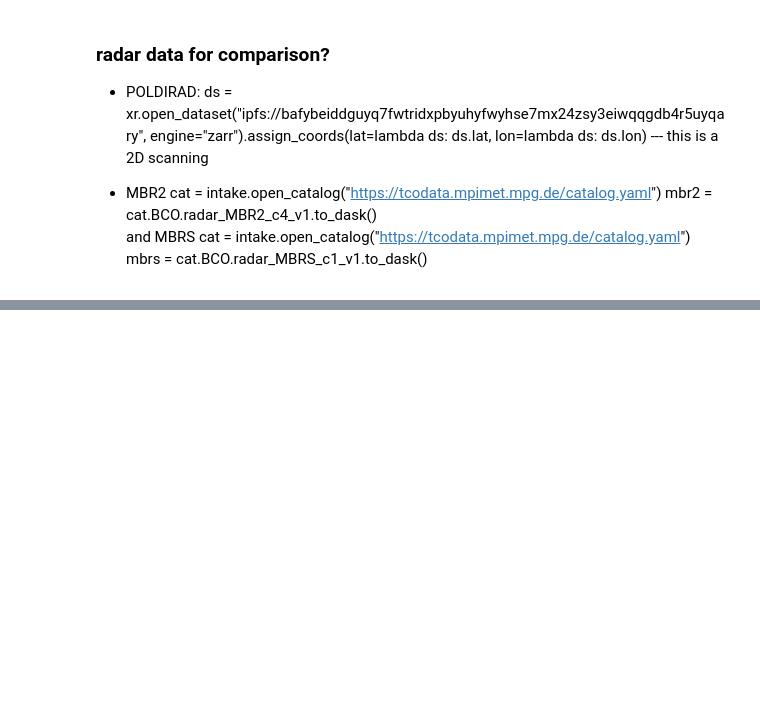
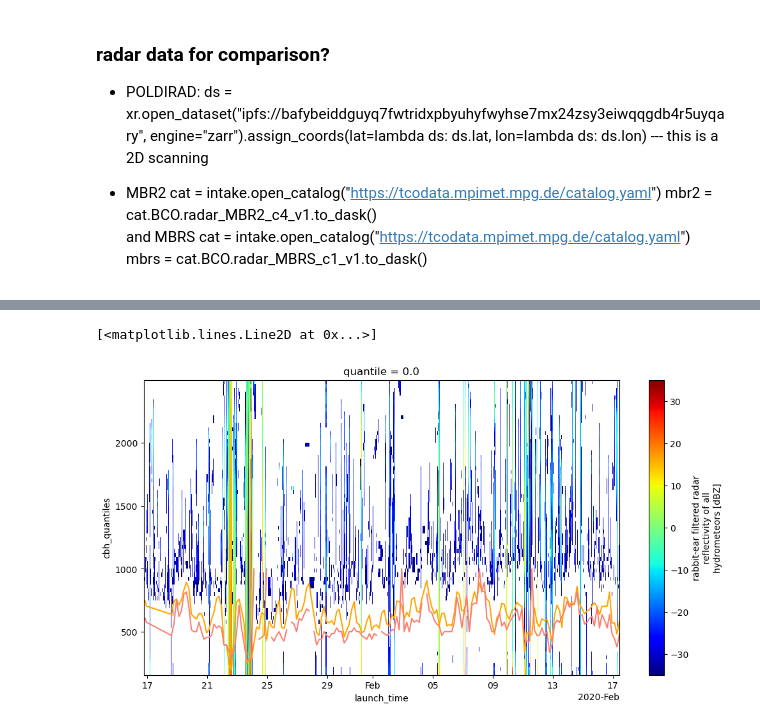
Before and after one commit to meteorologopazzo/BCO_observational, a Jupyter notebook: compare_EU.ipynb, the cells around one changed output, grey strips where cells are left out. Cells and saved outputs as stored; diff of their text form; code cells hidden in the pictures; blank space fills up the shorter version.

```diff
--- a/compare_EU.ipynb
+++ b/compare_EU.ipynb
@@ -951,3 +1224,13 @@ rs_RH_cbh_thresh95.nc
 mbr2 = cat.BCO.radar_MBR2_c4_v1.to_dask()\
 and MBRS cat = intake.open_catalog("https://tcodata.mpimet.mpg.de/catalog.yaml")
 mbrs = cat.BCO.radar_MBRS_c1_v1.to_dask()
+# %%
+# open radar data
+cat = intake.open_catalog("https://tcodata.mpimet.mpg.de/catalog.yaml")
+mbr2 = cat.BCO.radar_MBR2_c4_v1.to_dask()
+
+## open ceilometer and LCL data
+cbh_lcl = xr.open_dataset("/work/mh1498/m301248/TCO_data/cbh_data/EU_cbh_lcl_windowed_quantiles.nc")
+
+mbr2_eu = mbr2.sel(time=slice(cbh_lcl.launch_time[0] - pd.Timedelta("2H"), cbh_lcl.launch_time[-1] + pd.Timedelta("2H"))).resample(time="5min").mean()
+mbr2_eu = mbr2_eu.where(mbr2_eu.alt < 2500., drop=True)
@@ -953,0 +1252,11 @@ mbrs = cat.BCO.radar_MBRS_c1_v1.to_dask()
+# %%
+fig, ax = plt.subplots(1,1, figsize=(12,6))
+
+mask = (mbr2_eu.Zf > -35.).compute()
+mbr2_eu.Zf.where(mask, drop=True).plot(x="time", cmap="jet")
+
+cbh_lcl.lcl_quantiles.isel(quantile_lcl=0).plot.line(x="launch_time", color="orange")
+cbh_lcl.cbh_quantiles.isel(quantile=0).plot.line(x="launch_time", color="salmon")
+# %% [output]
+[<matplotlib.lines.Line2D at 0x...>]
+[figure, added]
```
Also changed, not shown: parts of 16 cells of this notebook, 3 other files.
